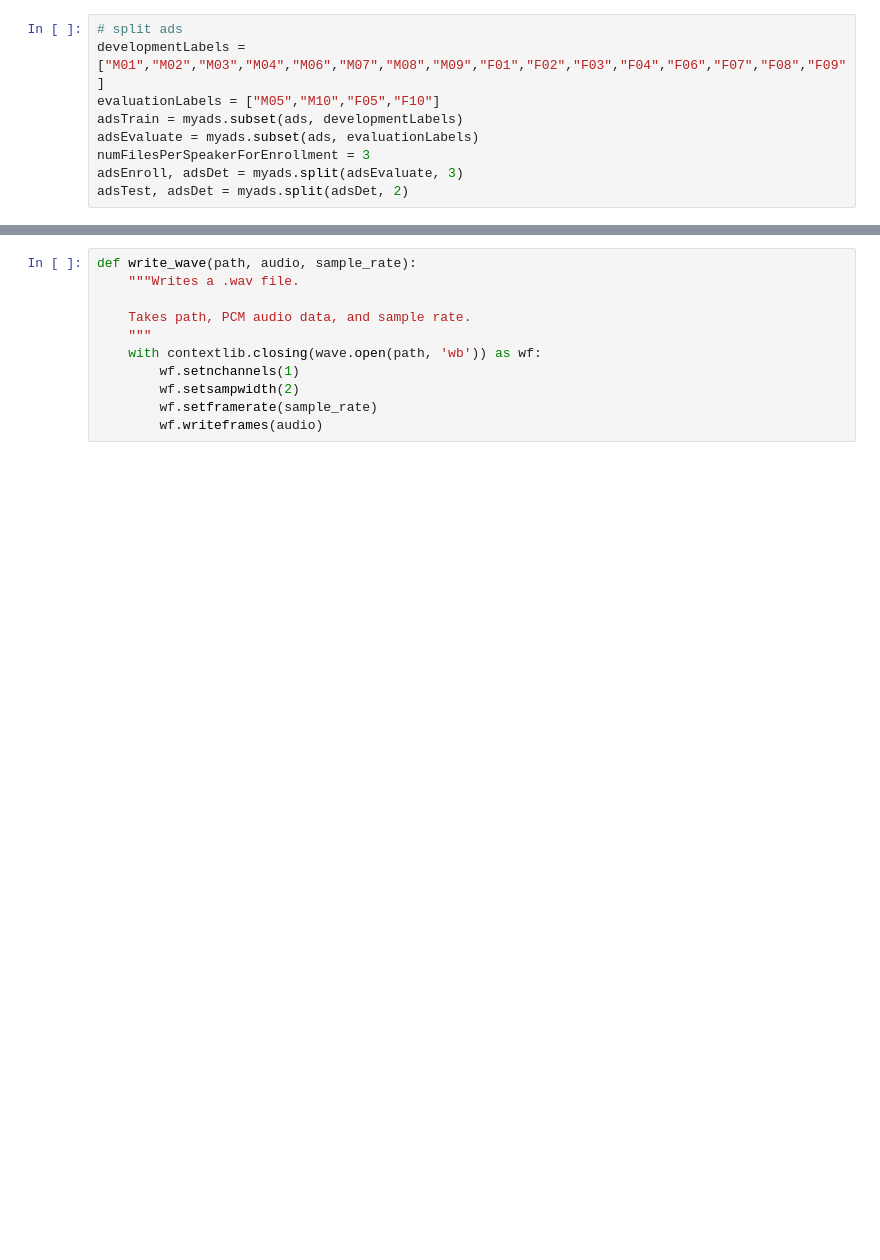
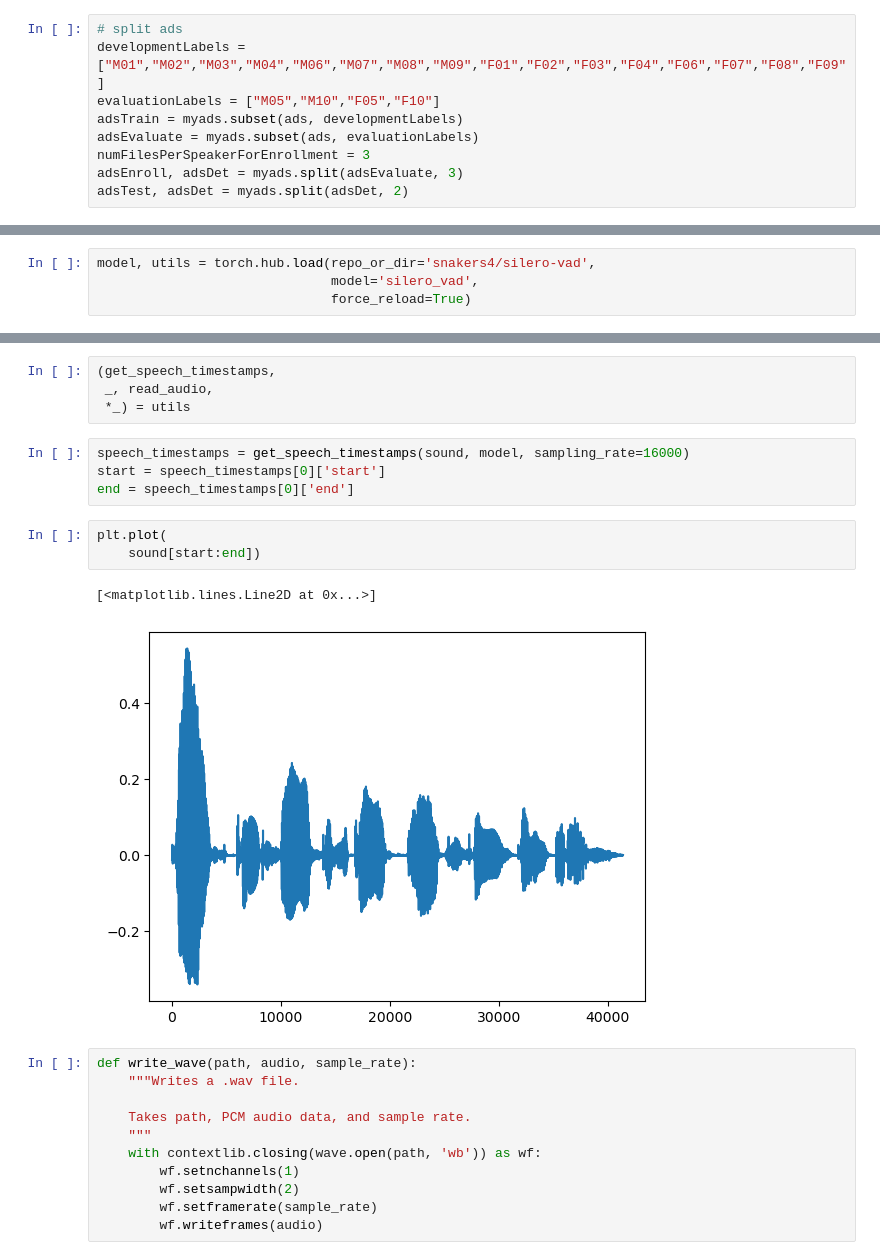
Before and after one commit to Davidjames9610/ubm, a Jupyter notebook: classifiers/ivectors/ivectors.ipynb, the cells around one changed output, grey strips where cells are left out. Saved outputs shown, nothing was run; the diff lists cells and outputs as text; blank space fills up the shorter version.

```diff
--- a/classifiers/ivectors/ivectors.ipynb
+++ b/classifiers/ivectors/ivectors.ipynb
@@ -64,0 +73,4 @@ main
+# %%
+model, utils = torch.hub.load(repo_or_dir='snakers4/silero-vad',
+                              model='silero_vad',
+                              force_reload=True)
@@ -65,3 +79,17 @@ main
+# %%
+(get_speech_timestamps,
+ _, read_audio,
+ *_) = utils
+# %%
+speech_timestamps = get_speech_timestamps(sound, model, sampling_rate=16000)
+start = speech_timestamps[0]['start']
+end = speech_timestamps[0]['end']
+# %%
+plt.plot(
+    sound[start:end])
+# %% [output]
+[<matplotlib.lines.Line2D at 0x...>]
+[figure, added]
 # %%
 def write_wave(path, audio, sample_rate):
     """Writes a .wav file.
```
Also changed, not shown: parts of 8 cells of this notebook, 10 other files.
